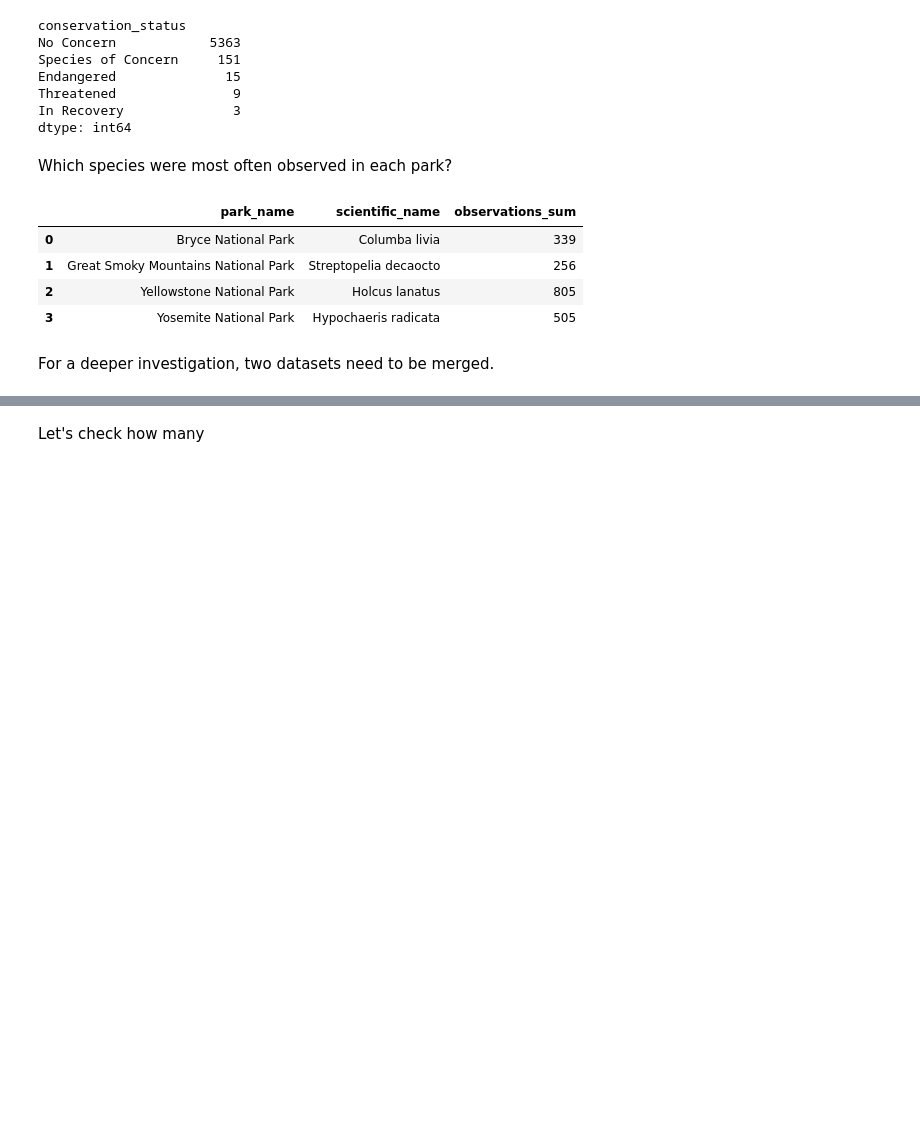
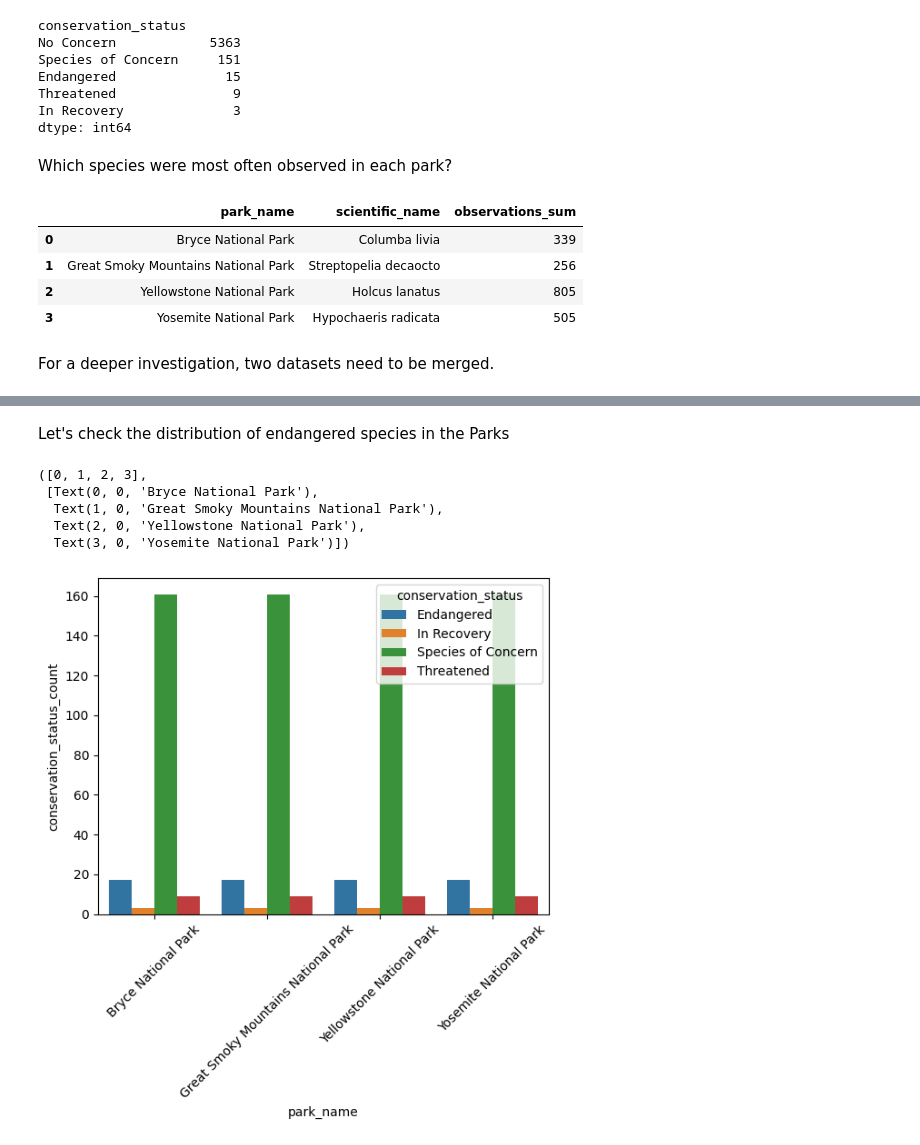
Before and after one commit to grzegorz-gomza/Portfolio_Projects, a Jupyter notebook: Codecademy_Biodiversity/biodiversity.ipynb, the cells around one changed output, grey strips where cells are left out. Cells and saved outputs as stored; diff of their text form; code cells hidden in the pictures; blank space fills up the shorter version.

```diff
--- a/Codecademy_Biodiversity/biodiversity.ipynb
+++ b/Codecademy_Biodiversity/biodiversity.ipynb
@@ -498,5 +498,21 @@ df.head()
 | 2 | Prunus subcordata | Yosemite National Park | 138 | Vascular Plant | Klamath Plum | No Concern |
 | 3 | Abutilon theophrasti | Bryce National Park | 84 | Vascular Plant | Velvetleaf | No Concern |
 | 4 | Githopsis specularioides | Great Smoky Mountains National Park | 85 | Vascular Plant | Common Bluecup | No Concern |
-# %% [markdown]
-Let's check how many
+# %% [markdown]
+Let's check the distribution of endangered species in the Parks
+# %%
+count_endeangered_in_parks = df.groupby(['park_name','conservation_status'])\
+                        .agg(conservation_status_count=('conservation_status', 'count'))\
+                        .reset_index()
+sns.barplot(count_endeangered_in_parks.where(count_endeangered_in_parks['conservation_status'] != 'No Concern'),
+            x='park_name',
+            y='conservation_status_count',
+            hue='conservation_status')
+plt.xticks(rotation=45)
+# %% [output]
+([0, 1, 2, 3],
+ [Text(0, 0, 'Bryce National Park'),
+  Text(1, 0, 'Great Smoky Mountains National Park'),
+  Text(2, 0, 'Yellowstone National Park'),
+  Text(3, 0, 'Yosemite National Park')])
+[figure, added]
```
Also changed, not shown: parts of 8 cells of this notebook.
